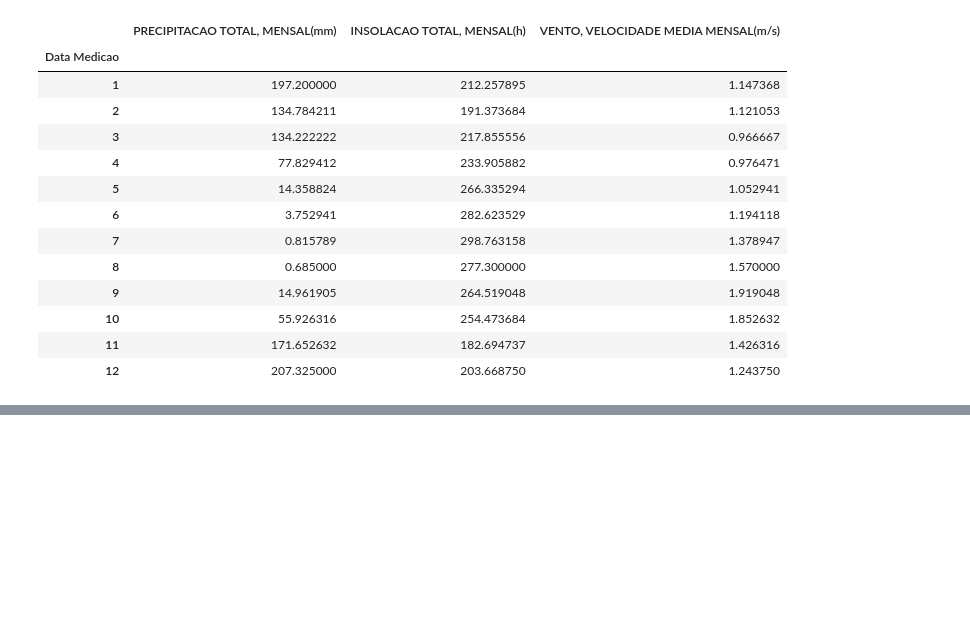
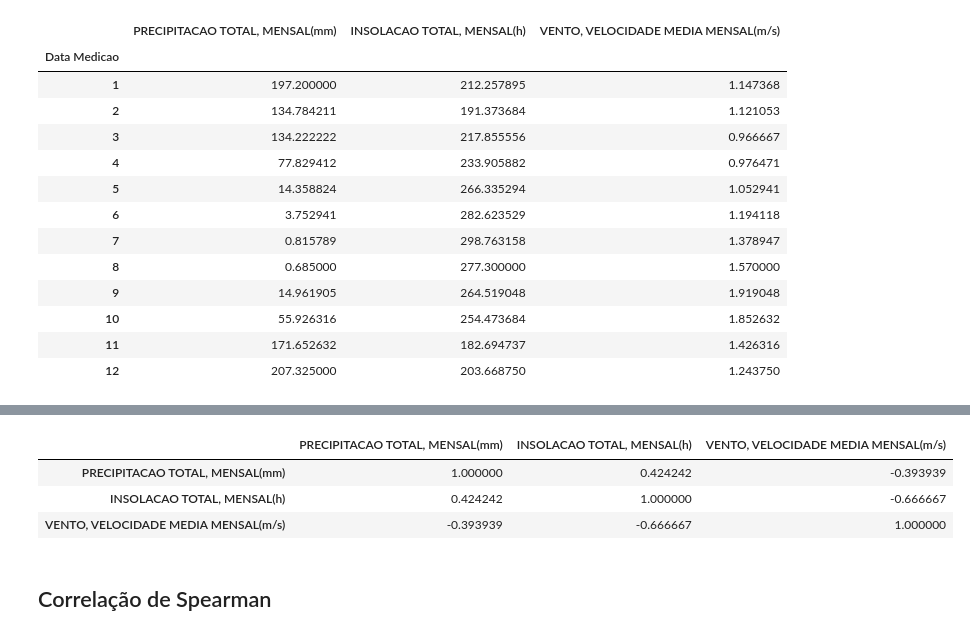
Before and after one commit to maryofcarmo/AULA01, a Jupyter notebook: ICV.ipynb, the cells around one changed output, grey strips where cells are left out. Cells and saved outputs as stored; diff of their text form; code cells hidden in the pictures; blank space fills up the shorter version.

```diff
--- a/ICV.ipynb
+++ b/ICV.ipynb
@@ -222,0 +238,6 @@ ano_caracteristico['Nome:_BARREIRAS_Codigo_Estacao:_83236']
+# %%
+# Exibir os resultados
+for nome_serie, pearson_matrix in pearson_results.items():
+    print(f"Coeficientes de Pearson para o DataFrame {nome_serie}:")
+    print(pearson_matrix)
+    print()
@@ -222,0 +272,11 @@ ano_caracteristico['Nome:_BARREIRAS_Codigo_Estacao:_83236']
+# %%
+# Dicionário para armazenar os coeficientes de Kendall
+kendall_results = {}
+
+# Loop para iterar sobre cada DataFrame no dicionário
+for nome_serie, serie in ano_caracteristico.items():
+    # Calculando o coeficiente de Pearson entre cada par de colunas
+    kendall_matrix = serie.corr(method='kendall')
+
+    # Armazenar os resultados no dicionário
+    kendall_results[nome_serie] = kendall_matrix
@@ -222,0 +307,11 @@ ano_caracteristico['Nome:_BARREIRAS_Codigo_Estacao:_83236']
+# %%
+# Exemplo de como acessar uma das matrizes de correlação de kendall resultante
+
+kendall_results['Nome:_ITABAIANINHA_Codigo_Estacao:_83195']
+# %% [output]
+|  | PRECIPITACAO TOTAL, MENSAL(mm) | INSOLACAO TOTAL, MENSAL(h) | VENTO, VELOCIDADE MEDIA MENSAL(m/s) |
+| PRECIPITACAO TOTAL, MENSAL(mm) | 1.000000 | 0.424242 | -0.393939 |
+| INSOLACAO TOTAL, MENSAL(h) | 0.424242 | 1.000000 | -0.666667 |
+| VENTO, VELOCIDADE MEDIA MENSAL(m/s) | -0.393939 | -0.666667 | 1.000000 |
+# %% [markdown]
+## Correlação de Spearman
```
Also changed, not shown: parts of 10 cells of this notebook.
